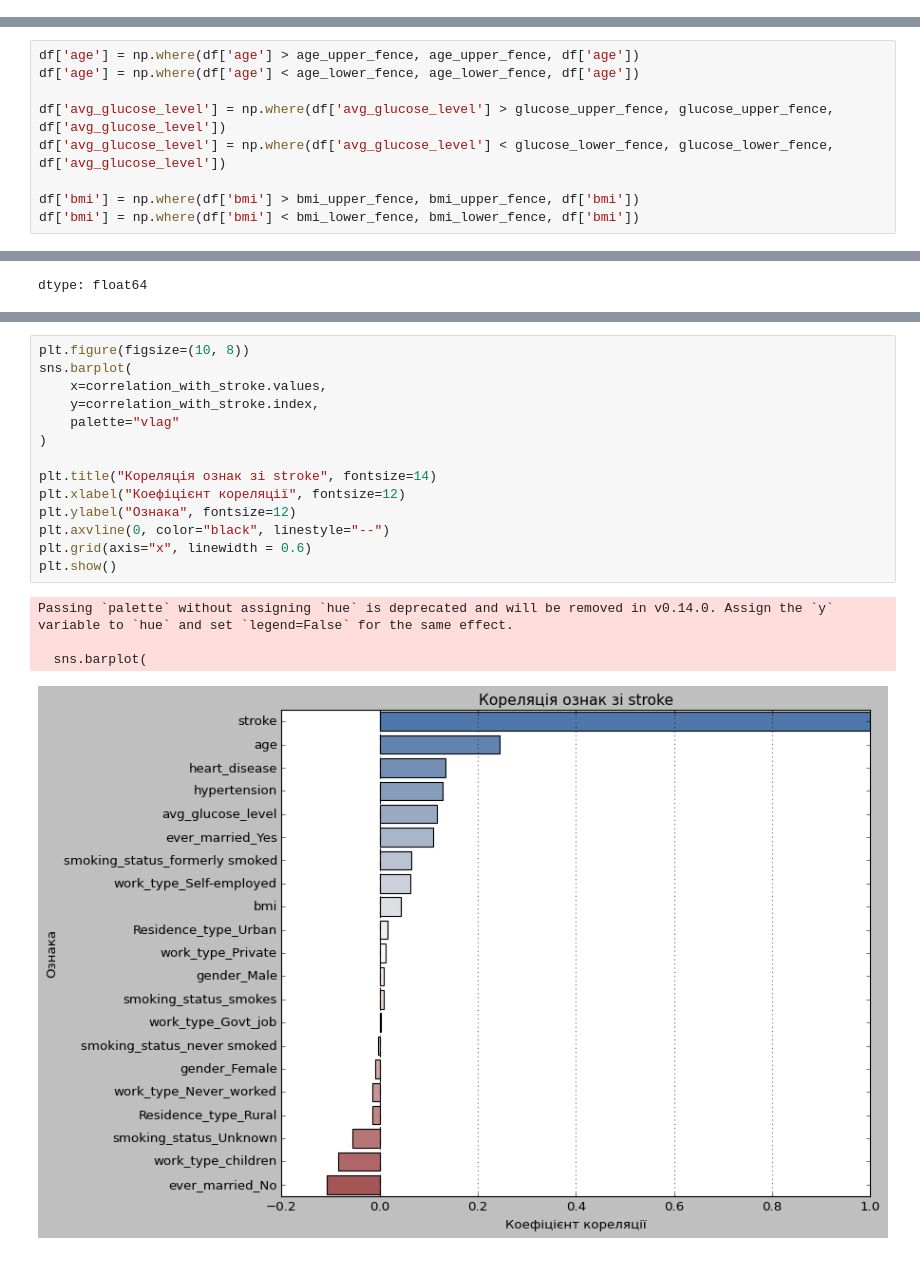
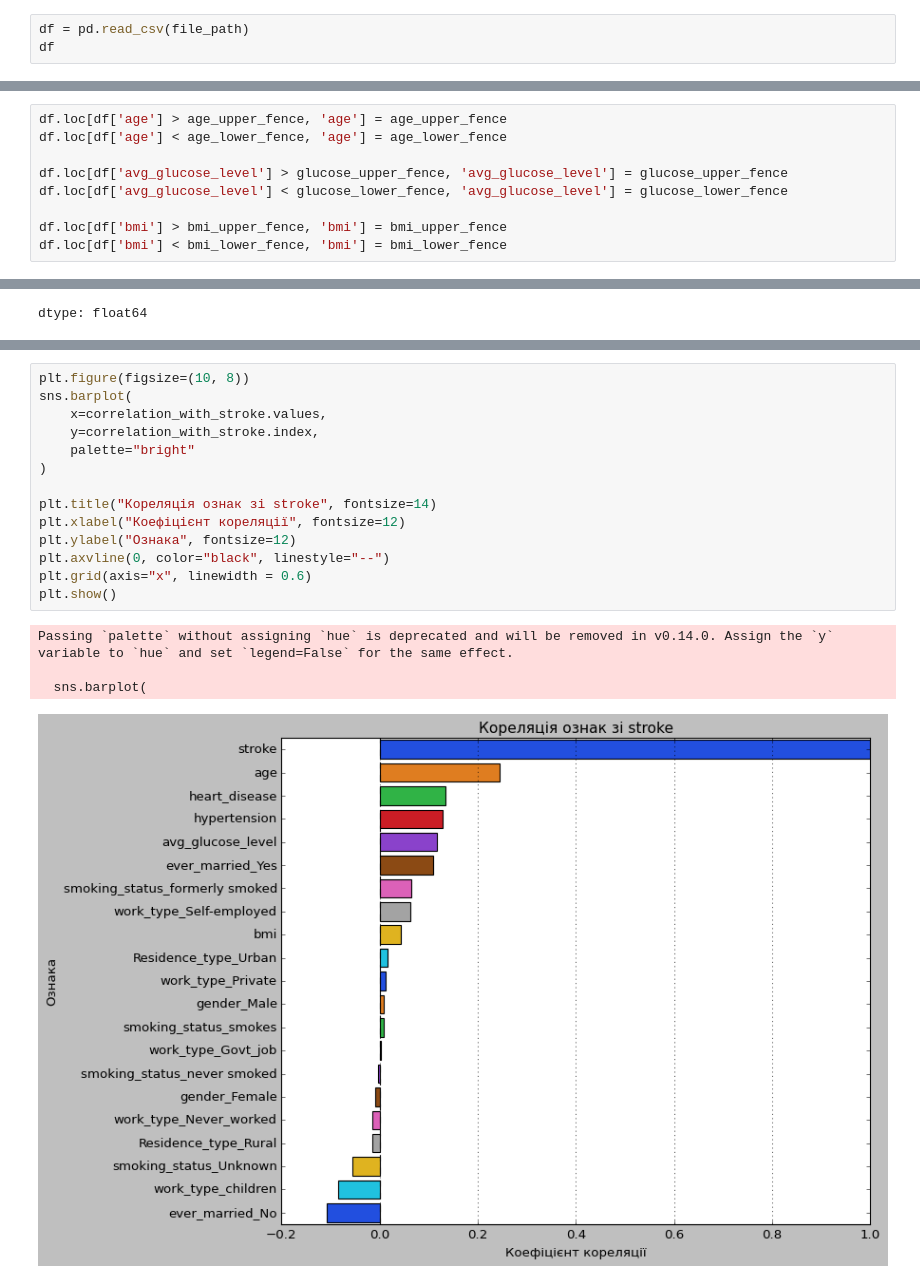
Before and after one commit to MariiaSam/Stroke-Prediction, a Jupyter notebook: Stroke_Prediction.ipynb, the cells around one changed output, grey strips where cells are left out. Drawn from its saved outputs; the diff is of its cells as text.

```diff
--- a/Stroke_Prediction.ipynb
+++ b/Stroke_Prediction.ipynb
@@ -29,3 +37,6 @@ This dataset contains 5110 rows with 12 different characteristics:
 # %%
 file_path = '/content/drive/My Drive/Colab Notebooks/Colab/Stroke/strokeDataSet.csv'
 df = pd.read_csv(file_path)
+# %%
+df = pd.read_csv(file_path)
+df
@@ -310,14 +334,14 @@ bmi outliers are values < 10.300000000000006 or > 46.29999999999999
 # %% [markdown]
 Обрізаємо викиди
 # %%
-df['age'] = np.where(df['age'] > age_upper_fence, age_upper_fence, df['age'])
-df['age'] = np.where(df['age'] < age_lower_fence, age_lower_fence, df['age'])
+df.loc[df['age'] > age_upper_fence, 'age'] = age_upper_fence
+df.loc[df['age'] < age_lower_fence, 'age'] = age_lower_fence
 
-df['avg_glucose_level'] = np.where(df['avg_glucose_level'] > glucose_upper_fence, glucose_upper_fence, df['avg_glucose_level'])
-df['avg_glucose_level'] = np.where(df['avg_glucose_level'] < glucose_lower_fence, glucose_lower_fence, df['avg_glucose_level'])
+df.loc[df['avg_glucose_level'] > glucose_upper_fence, 'avg_glucose_level'] = glucose_upper_fence
+df.loc[df['avg_glucose_level'] < glucose_lower_fence, 'avg_glucose_level'] = glucose_lower_fence
 
-df['bmi'] = np.where(df['bmi'] > bmi_upper_fence, bmi_upper_fence, df['bmi'])
-df['bmi'] = np.where(df['bmi'] < bmi_lower_fence, bmi_lower_fence, df['bmi'])
+df.loc[df['bmi'] > bmi_upper_fence, 'bmi'] = bmi_upper_fence
+df.loc[df['bmi'] < bmi_lower_fence, 'bmi'] = bmi_lower_fence
 # %%
 df.describe()
 # %% [output]
@@ -501,19 +588,19 @@ dtype: float64
 # %%
 plt.figure(figsize=(10, 8))
 sns.barplot(
     x=correlation_with_stroke.values,
     y=correlation_with_stroke.index,
-    palette="vlag"
+    palette="bright"
 )
 
 plt.title("Кореляція ознак зі stroke", fontsize=14)
 plt.xlabel("Коефіцієнт кореляції", fontsize=12)
 plt.ylabel("Ознака", fontsize=12)
 plt.axvline(0, color="black", linestyle="--")
 plt.grid(axis="x", linewidth = 0.6)
 plt.show()
 # %% [output]
 Passing `palette` without assigning `hue` is deprecated and will be removed in v0.14.0. Assign the `y` variable to `hue` and set `legend=False` for the same effect.
 
   sns.barplot(
-[figure, old version]
+[figure, new version]
```
Also changed, not shown: parts of 17 cells of this notebook.
